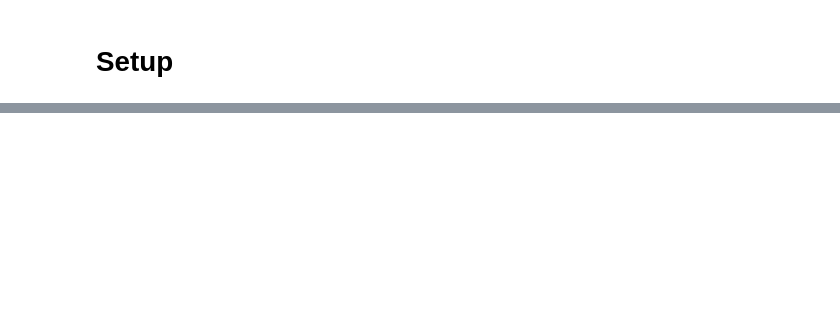
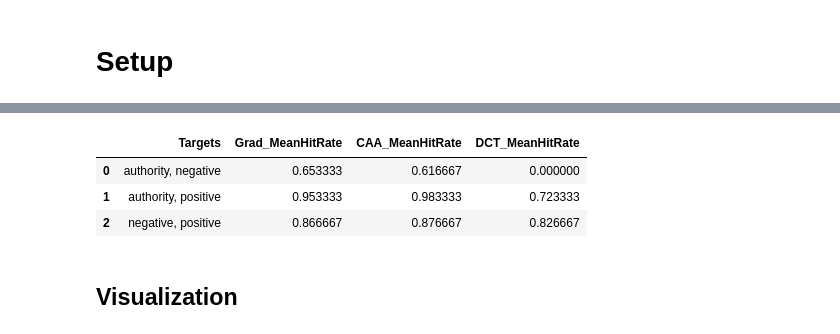
Before and after one commit to withmartian/nonlinear_steering, a Jupyter notebook: steering_vector_eval.ipynb, the cells around one changed output, grey strips where cells are left out. Saved outputs shown, nothing was run; the diff lists cells and outputs as text; code cells hidden in the pictures; blank space fills up the shorter version.

```diff
--- a/steering_vector_eval.ipynb
+++ b/steering_vector_eval.ipynb
@@ -509,7 +751,7 @@ gen_clf_fn = build_generation_text_classifier(
     batch_generate_fn= batch_generate,
     model_name_for_hash = model_name,
     layer_idx        = 22,
-    max_new_tokens   = 64,
+    max_new_tokens   = 32,
     batch_size       = 256,
     cache_path       = "tone_gen_text_clf.joblib",
 )
@@ -586,3 +832,16 @@ def get_caa_hook(caa_vector, alpha=1.0):
         new_hidden_torch = torch.from_numpy(new_np).to(hidden_states.device, dtype=torch.float16)
         return (new_hidden_torch,) + out[1:]
     return fwd_hook
+
+def get_dct_hook(dct_vec, alpha=1.0):
+    if isinstance(dct_vec, torch.Tensor):
+        dct_vec = dct_vec.detach().cpu().numpy()
+
+    def fwd_hook(module, inp, out):
+        h = out[0]
+        h_np = h.detach().cpu().numpy().astype(np.float32)
+        h_np += alpha * dct_vec[None, None, :]
+        h_new = torch.from_numpy(h_np).to(h.device, dtype=h.dtype)
+        return (h_new,) + out[1:]
+
+    return fwd_hook
@@ -747,9 +1166,4 @@ async def eval_steering_combinations(
 
     return pd.DataFrame(rows)
 # %%
-agg_dataset = load_dataset("Narmeen07/tone_agnostic_questions", split="train")
-
-def build_neutral_prompt(question):
-    return f"SYSTEM:\nUSER: {question}"
-
-eval_prompts = [build_neutral_prompt(row["text"]) for row in agg_dataset]
+eval_prompts = [row["text"] for row in dataset]
@@ -775,15 +1170,23 @@ df_llm
 # %%
 df_act = await eval_steering_combinations(
-    eval_method     = "activation_classifier",
-    act_clf         = eval_model.classifier,
+    eval_method      = "activation_classifier",
+    act_clf          = eval_model.classifier,
     get_layer_token_hidden_fn = get_layer_token_hidden,
-    base_model      = model,
-    tokenizer       = tokenizer,
-    prompts         = eval_prompts,
-    unique_tones    = unique_tones,
-    caa_vectors     = caa_vectors,
-    steer_model     = steer_model,
-    num_target_tones= 2,
+    base_model       = model,
+    tokenizer        = tokenizer,
+    prompts          = eval_prompts,
+    unique_tones     = unique_tones,
+    caa_vectors      = caa_vectors,
+    steer_model      = steer_model,
+    include_dct      = True,
+    dct_vectors      = dct_vectors,
+    alpha_dct        = 2.0,
+    num_target_tones = 2,
 )
 
 df_act
+# %% [output]
+|  | Targets | Grad_MeanHitRate | CAA_MeanHitRate | DCT_MeanHitRate |
+| 0 | authority, negative | 0.653333 | 0.616667 | 0.000000 |
+| 1 | authority, positive | 0.953333 | 0.983333 | 0.723333 |
+| 2 | negative, positive | 0.866667 | 0.876667 | 0.826667 |
@@ -807,0 +1193,2 @@ df_gen.head()
+# %% [markdown]
+## Visualization
```
Also changed, not shown: parts of 32 cells of this notebook.
